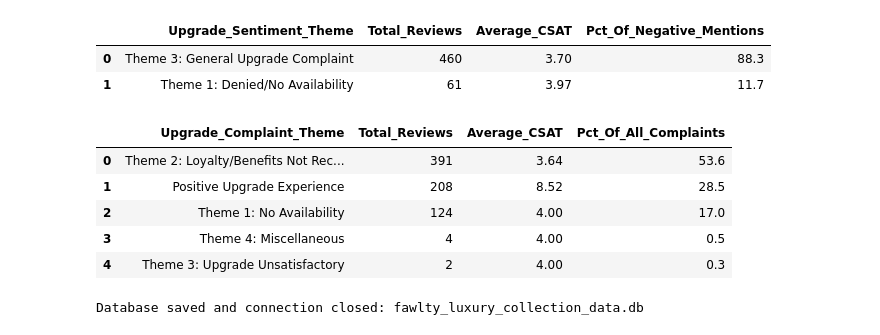
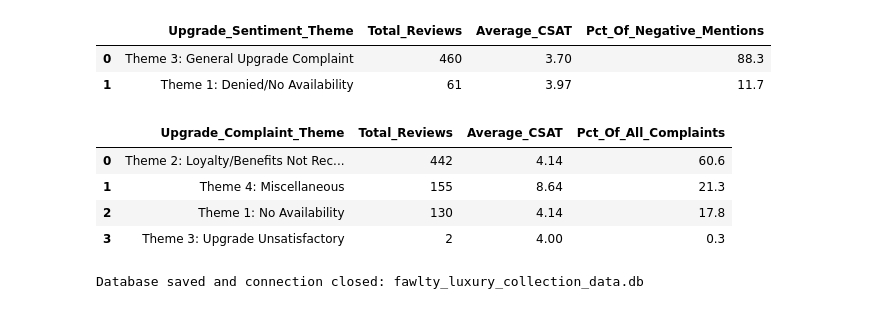
Before and after one commit to katherinexxxl/DM-Assignment-Group-32, a Jupyter notebook: database creation_duckdb.ipynb, the cells around one changed output. Drawn from its saved outputs; the diff is of its cells as text; code cells hidden in the pictures.

Commit message:
correct 3b v2 code to not include positive reviews in the table result

```diff
--- a/database creation_duckdb.ipynb
+++ b/database creation_duckdb.ipynb
@@ -456,12 +456,16 @@ Complaint_Categorization AS (
         csat_score,
         text,
         CASE
-            WHEN csat_score > 6
-                THEN 'Positive Upgrade Experience'
-            WHEN text LIKE '%availab%' OR text LIKE '%subject to%'
+            -- THEME 1: No Availability (23.8%)
+            -- Hotel cited availability/capacity as reason for no upgrade
+            WHEN text LIKE '%availab%'
+                 OR text LIKE '%subject to%'
                  OR text LIKE '%cited%'
                  OR text LIKE '%fully%'
             THEN 'Theme 1: No Availability'
+
+            -- THEME 2: Loyalty/Benefits Not Recognized (75.0%)
+            -- Customer's status/loyalty not acknowledged OR expectations ignored
             WHEN text LIKE '%status%'
                  OR text LIKE '%loyal%'
                  OR text LIKE '%member%'
@@ -469,43 +473,47 @@ Complaint_Categorization AS (
                  OR text LIKE '%benefit%'
                  OR (text LIKE '%ignored%' AND text LIKE '%expectation%')
             THEN 'Theme 2: Loyalty/Benefits Not Recognized'
+
+            -- THEME 3: Upgrade Unsatisfactory (0.4%)
+            -- Customer received upgrade but it didn't meet expectations
             WHEN (text LIKE '%received%'
                   OR text LIKE '%did offer%'
                   OR text LIKE '%provided%'
                   OR text LIKE '%offered%')
                  AND (text LIKE '%but%'
                       OR text LIKE '%however%'
                       OR text LIKE '%not ready%'
                       OR text LIKE '%not worth%')
             THEN 'Theme 3: Upgrade Unsatisfactory'
+
+            -- THEME 4: Miscellaneous (0.8%)
             ELSE 'Theme 4: Miscellaneous'
         END AS Upgrade_Complaint_Theme
     FROM Upgrade_Reviews
 ),
 Total_Complaints AS (
     SELECT COUNT(*) AS n
     FROM Complaint_Categorization
 )
 -- Step 3: Aggregate for the business report
 SELECT
     Upgrade_Complaint_Theme,
     COUNT(Review_ID) AS Total_Reviews,
     ROUND(AVG(csat_score), 2) AS Average_CSAT,
     ROUND(
         (COUNT(Review_ID) * 100.0) /
         NULLIF((SELECT n FROM Total_Complaints), 0),
     1) AS Pct_Of_All_Complaints
 FROM Complaint_Categorization
 GROUP BY Upgrade_Complaint_Theme
 ORDER BY Total_Reviews DESC
 """).df()
 # %% [output]
 |  | Upgrade_Complaint_Theme | Total_Reviews | Average_CSAT | Pct_Of_All_Complaints |
-| 0 | Theme 2: Loyalty/Benefits Not Rec... | 391 | 3.64 | 53.6 |
-| 1 | Positive Upgrade Experience | 208 | 8.52 | 28.5 |
-| 2 | Theme 1: No Availability | 124 | 4.00 | 17.0 |
-| 3 | Theme 4: Miscellaneous | 4 | 4.00 | 0.5 |
-| 4 | Theme 3: Upgrade Unsatisfactory | 2 | 4.00 | 0.3 |
+| 0 | Theme 2: Loyalty/Benefits Not Rec... | 442 | 4.14 | 60.6 |
+| 1 | Theme 4: Miscellaneous | 155 | 8.64 | 21.3 |
+| 2 | Theme 1: No Availability | 130 | 4.14 | 17.8 |
+| 3 | Theme 3: Upgrade Unsatisfactory | 2 | 4.00 | 0.3 |
 # %%
 # Close the connection
 con.close()
```
Also changed, not shown: parts of 2 cells of this notebook, 3 other files.
